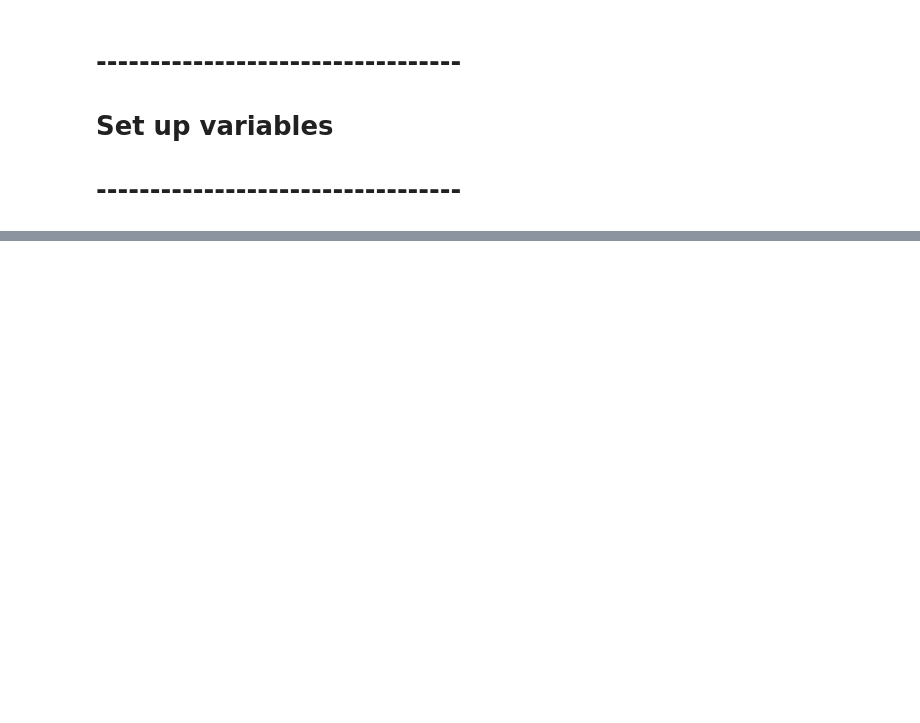
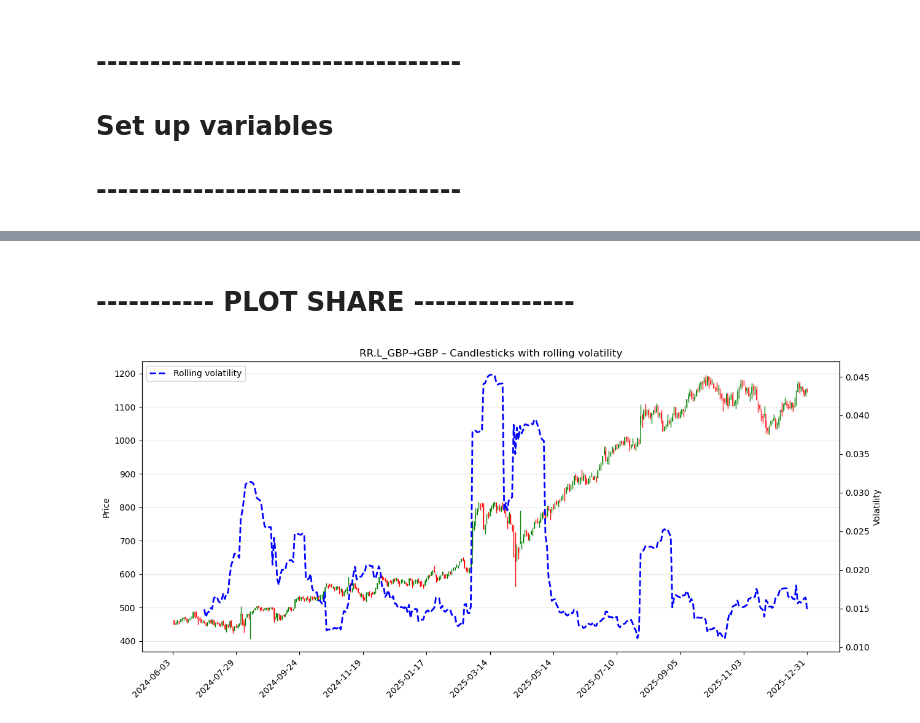
Before and after one commit to danielicarlojob-sys/finance, a Jupyter notebook: main.ipynb, the cells around one changed output, grey strips where cells are left out. Drawn from its saved outputs; the diff is of its cells as text; code cells hidden in the pictures; blank space fills up the shorter version.

Commit message:
added plots with Volume and ROI

```diff
--- a/main.ipynb
+++ b/main.ipynb
@@ -51,11 +48,20 @@ from src.exchange_rates import get_exchange_rates, get_crypto_prices, get_fx_and
 # Set up variables
 # ----------------------------------
 # %%
-
 base_currency = "GBP"
-target_currencies = ["USD", "EUR", "JPY"]
+target_currencies = ["USD", "GBP", "EUR", "JPY"]
 cryptos = ["BTC", "ETH"]
 shares = ['AAPL', 'RR.L', 'MSFT', 'NVDA', 'LDO.MI','4816.T']
 
 start_date = datetime(2024, 6, 1)
-end_date = datetime(2025, 12, 29)
+end_date = pd.Timestamp.today().normalize()
+
+try:
+    ftse100 = get_ftse100()
+    ftse100["Yahoo_Ticker"] = ftse100["Ticker"] + ".L"
+
+    shares_lse = ftse100["Yahoo_Ticker"].to_list()
+
+
+except Exception as e:
+    print(f"ERROR in ftse100 {type(e).__name__}: {e}")
@@ -61,0 +72,13 @@ end_date = datetime(2025, 12, 29)
+# %%
+try:
+    df_shares2 = get_share_prices_2(
+    tickers=shares_lse,
+    start=start_date,
+    end=end_date,
+    base_currency = base_currency,
+    vol_window = 20,
+)
+
+    print(f"{debug_print()} get_share_prices_2:\n{df_shares2}")
+except Exception as e:
+    print(f"{debug_print()} [FAILED] running get_share_prices_2 {type(e).__name__}: {e} ")
@@ -61,0 +105,18 @@ end_date = datetime(2025, 12, 29)
+# %% [markdown]
+# ----------- PLOT SHARE ---------------
+# %%
+try:
+    actions_list   = df_shares2.columns.get_level_values("ACTION").unique().to_list()
+    currencies_list = df_shares2.columns.get_level_values("CURRENCY").unique()
+    metrics   = df_shares2.columns.get_level_values("METRIC").unique()
+
+    plot_candles_with_volatility(
+        df=df_shares2,
+        actions=['RR.L_GBP→GBP'],
+        start=df_shares2.index.min(),
+        end=df_shares2.index.max()
+    )
+except Exception as e:
+    print(f"{debug_print()} [FAILED] PLOT SHARE {type(e).__name__}: {e} ")
+# %% [output]
+[figure, added]
```
Also changed, not shown: parts of 8 cells of this notebook, 8 other files.
